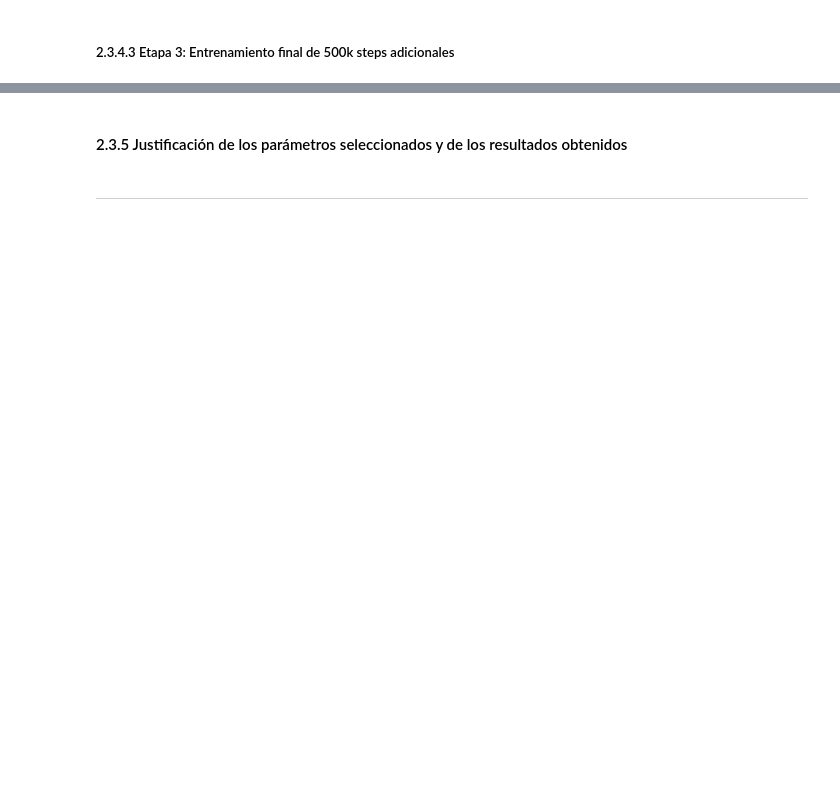
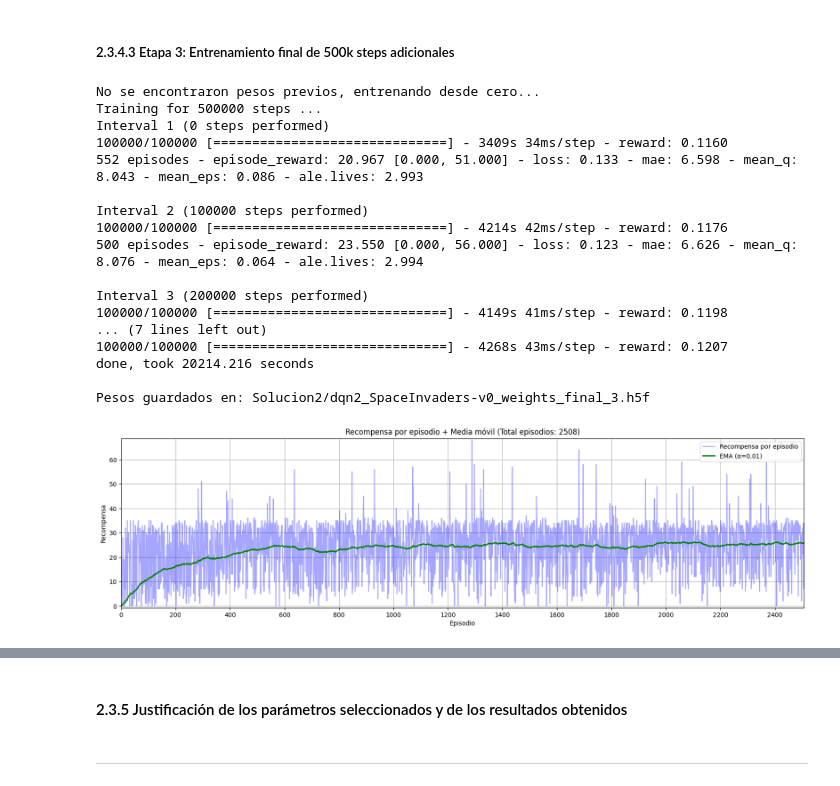
Before and after one commit to peremarc/spaceInvaders-v0, a Jupyter notebook: 08MIAR_Proyecto_Programacion_G21.ipynb, the cells around one changed output, grey strips where cells are left out. Cells and saved outputs as stored; diff of their text form; code cells hidden in the pictures; blank space fills up the shorter version.

```diff
--- a/08MIAR_Proyecto_Programacion_G21.ipynb
+++ b/08MIAR_Proyecto_Programacion_G21.ipynb
@@ -275,7 +292,7 @@ Objetivo no alcanzado: Se han obtenido 91 de 100 episodios por encima de la punt
 # Fijamos steps.
 n_tr = 2
 Training_Steps = 750000
-decay_steps = int(Training_Steps*0.75)
+decay_steps = int(Training_Steps * 0.75)
 
 # Reducimos learning rate para fine‑tuning
 LearningRate = 0.000015
@@ -287,15 +304,15 @@ K.set_value(agent.model.optimizer.learning_rate, LearningRate)
 
 agent.policy = LinearAnnealedPolicy(
     EpsGreedyQPolicy(),
-    attr='eps',
-    value_max=0.05,      # Continua donde lo habia dejado
-    value_min=0.01,      # termina casi determinista (1% aleatorio)
-    value_test=0.0,      # test sin azar
-    nb_steps=decay_steps
+    attr="eps",
+    value_max=0.05,  # Continua donde lo habia dejado
+    value_min=0.01,  # termina casi determinista (1% aleatorio)
+    value_test=0.0,  # test sin azar
+    nb_steps=decay_steps,
 )
 
 # Aumentamos el numero de pasos de actualizacion de la red para darle mas estabilidad.
-agent.target_model_update= 20000
+agent.target_model_update = 20000
 
 # Entrenamos agente.
 TrainAgent(agent, env_tr, Training_Steps, N_Solucion, n_train=n_tr)
@@ -638,30 +747,49 @@ TestAgent(agent, env_te, N_Solucion, n_tr, n_test, Episodios_min, Reward_min, Fa
 # %%
 # Fijamos steps.
 n_tr = 3
 Training_Steps = 500000
-decay_steps = int(Training_Steps*0.80)
+decay_steps = int(Training_Steps * 0.80)
 
 # Reducimos learning rate para fine‑tuning
 LearningRate = 0.00001
 K.set_value(agent.model.optimizer.learning_rate, LearningRate)
 
 # Actualizamos estrategia agente
 # Subimos el epsilon final de la etapa anterior para permitir exploracion de nuevo (10%) y bajamos a 0.005 con el 80% de los steps.
 # El 20% final el epsilon sera muy bajo para entrenar practicamente determinista.
 
 agent.policy = LinearAnnealedPolicy(
     EpsGreedyQPolicy(),
-    attr='eps',
-    value_max=0.10,      # Explora de nuevo un 10% nuevo
-    value_min=0.005,     # termina casi determinista (0.5% aleatorio)
-    value_test=0.0,      # test sin azar
-    nb_steps=decay_steps
+    attr="eps",
+    value_max=0.10,  # Explora de nuevo un 10% nuevo
+    value_min=0.005,  # termina casi determinista (0.5% aleatorio)
+    value_test=0.0,  # test sin azar
+    nb_steps=decay_steps,
 )
 
 # Aumentamos el numero de pasos de actualizacion de la red para darle mas estabilidad.
-agent.target_model_update= 20000
+agent.target_model_update = 20000
 
 # Entrenamos agente.
 TrainAgent(agent, env_tr, Training_Steps, N_Solucion, n_train=n_tr)
+# %% [output]
+No se encontraron pesos previos, entrenando desde cero...
+Training for 500000 steps ...
+Interval 1 (0 steps performed)
+100000/100000 [==============================] - 3409s 34ms/step - reward: 0.1160
+552 episodes - episode_reward: 20.967 [0.000, 51.000] - loss: 0.133 - mae: 6.598 - mean_q: 8.043 - mean_eps: 0.086 - ale.lives: 2.993
+
+Interval 2 (100000 steps performed)
+100000/100000 [==============================] - 4214s 42ms/step - reward: 0.1176
+500 episodes - episode_reward: 23.550 [0.000, 56.000] - loss: 0.123 - mae: 6.626 - mean_q: 8.076 - mean_eps: 0.064 - ale.lives: 2.994
+
+Interval 3 (200000 steps performed)
+100000/100000 [==============================] - 4149s 41ms/step - reward: 0.1198
+... (7 lines left out)
+100000/100000 [==============================] - 4268s 43ms/step - reward: 0.1207
+done, took 20214.216 seconds
+
+Pesos guardados en: Solucion2/dqn2_SpaceInvaders-v0_weights_final_3.h5f
+[figure, added]
 # %%
 # Test de performance del agente
```
Also changed, not shown: parts of 32 cells of this notebook, 45 other files.
